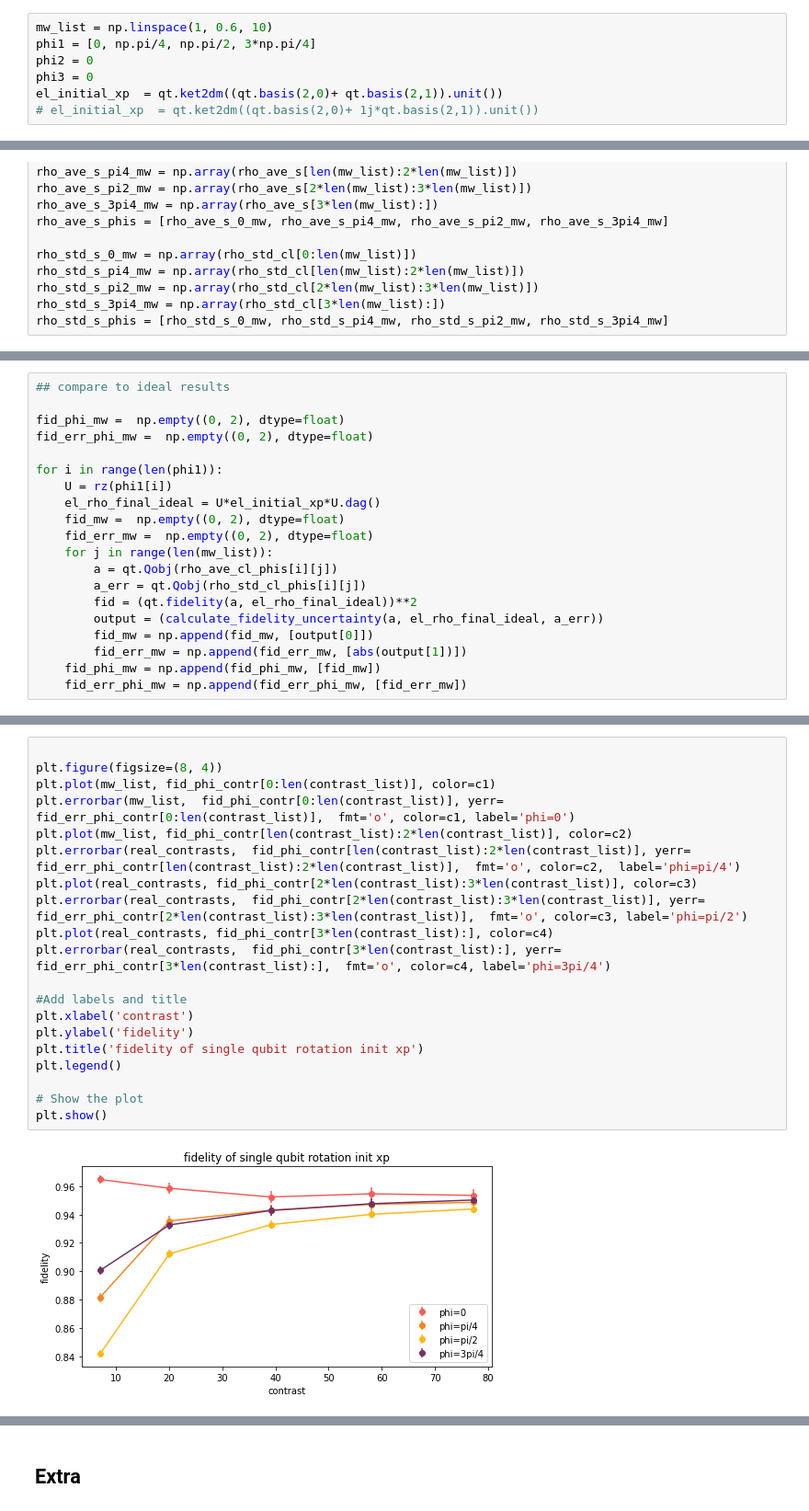
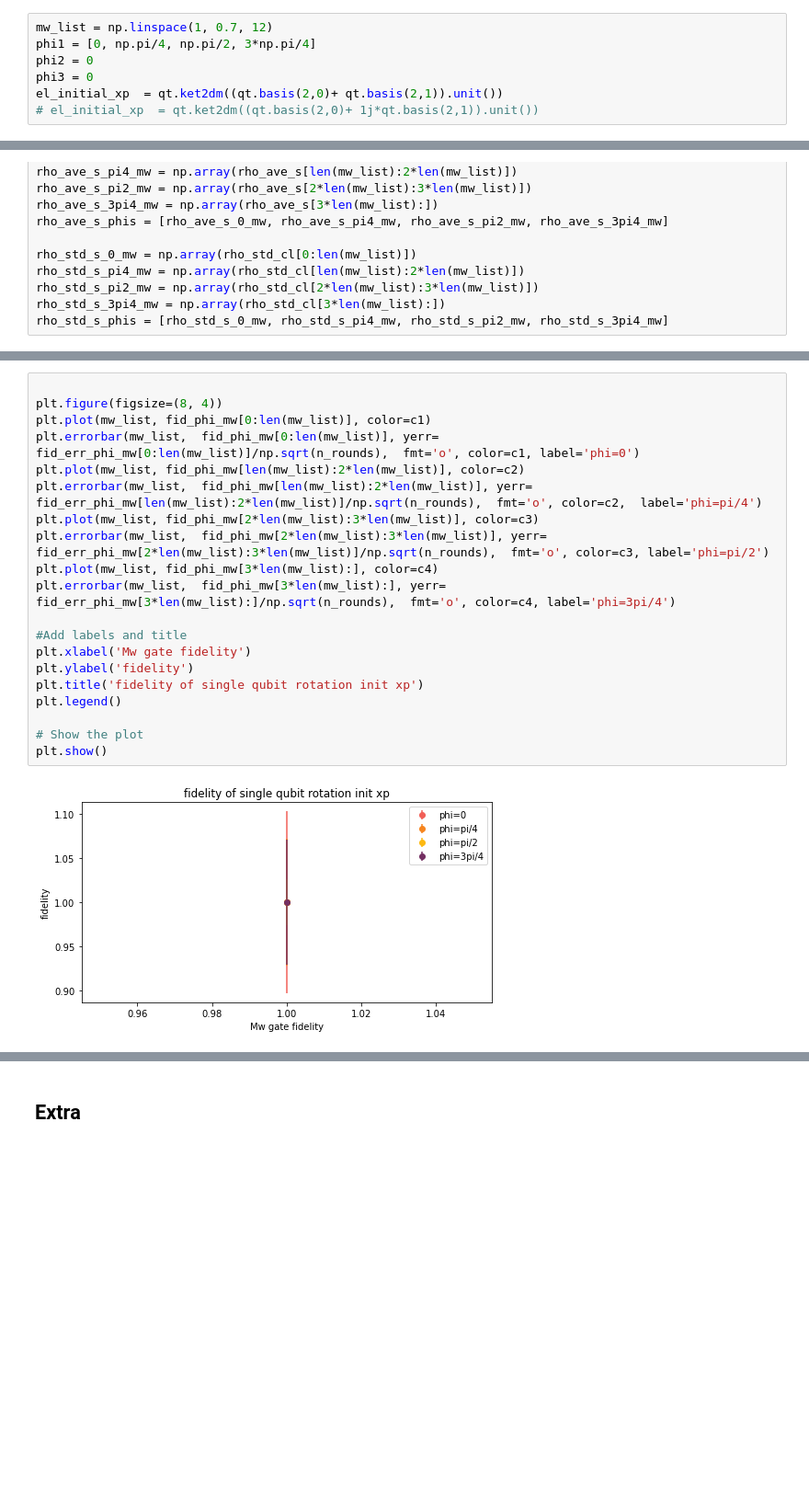
Before and after one commit to lukingroup/simnet, a Jupyter notebook: Notebooks/Blind_SingleNode.ipynb, the cells around one changed output, grey strips where cells are left out. Shown: that part at 92% size. Saved outputs shown, nothing was run; the diff lists cells and outputs as text; blank space fills up the shorter version.

```diff
--- a/Notebooks/Blind_SingleNode.ipynb
+++ b/Notebooks/Blind_SingleNode.ipynb
@@ -1477,5 +1463,5 @@ set_mw_fidelities(fid = 'real', noise = 0, fidel_val =fidel_val1)
 # %%
-mw_list = np.linspace(1, 0.6, 10)
+mw_list = np.linspace(1, 0.7, 12)
 phi1 = [0, np.pi/4, np.pi/2, 3*np.pi/4]
 phi2 = 0
 phi3 = 0
@@ -1663,20 +1980,0 @@ rho_std_s_phis = [rho_std_s_0_mw, rho_std_s_pi4_mw, rho_std_s_pi2_mw, rho_std_s_
-# %%
-## compare to ideal results
-
-fid_phi_mw =  np.empty((0, 2), dtype=float)
-fid_err_phi_mw =  np.empty((0, 2), dtype=float)
-
-for i in range(len(phi1)):
-    U = rz(phi1[i])
-    el_rho_final_ideal = U*el_initial_xp*U.dag()
-    fid_mw =  np.empty((0, 2), dtype=float)
-    fid_err_mw =  np.empty((0, 2), dtype=float)
-    for j in range(len(mw_list)):
-        a = qt.Qobj(rho_ave_cl_phis[i][j])
-        a_err = qt.Qobj(rho_std_cl_phis[i][j])
-        fid = (qt.fidelity(a, el_rho_final_ideal))**2
-        output = (calculate_fidelity_uncertainty(a, el_rho_final_ideal, a_err))
-        fid_mw = np.append(fid_mw, [output[0]])
-        fid_err_mw = np.append(fid_err_mw, [abs(output[1])])
-    fid_phi_mw = np.append(fid_phi_mw, [fid_mw])
-    fid_err_phi_mw = np.append(fid_err_phi_mw, [fid_err_mw])
@@ -1683,22 +2003,22 @@ for i in range(len(phi1)):
 # %%
 
 plt.figure(figsize=(8, 4))
-plt.plot(mw_list, fid_phi_contr[0:len(contrast_list)], color=c1)
-plt.errorbar(mw_list,  fid_phi_contr[0:len(contrast_list)], yerr= fid_err_phi_contr[0:len(contrast_list)],  fmt='o', color=c1, label='phi=0')
-plt.plot(mw_list, fid_phi_contr[len(contrast_list):2*len(contrast_list)], color=c2)
-plt.errorbar(real_contrasts,  fid_phi_contr[len(contrast_list):2*len(contrast_list)], yerr= fid_err_phi_contr[len(contrast_list):2*len(contrast_list)],  fmt='o', color=c2,  label='phi=pi/4')
-plt.plot(real_contrasts, fid_phi_contr[2*len(contrast_list):3*len(contrast_list)], color=c3)
-plt.errorbar(real_contrasts,  fid_phi_contr[2*len(contrast_list):3*len(contrast_list)], yerr= fid_err_phi_contr[2*len(contrast_list):3*len(contrast_list)],  fmt='o', color=c3, label='phi=pi/2')
-plt.plot(real_contrasts, fid_phi_contr[3*len(contrast_list):], color=c4)
-plt.errorbar(real_contrasts,  fid_phi_contr[3*len(contrast_list):], yerr= fid_err_phi_contr[3*len(contrast_list):],  fmt='o', color=c4, label='phi=3pi/4')
+plt.plot(mw_list, fid_phi_mw[0:len(mw_list)], color=c1)
+plt.errorbar(mw_list,  fid_phi_mw[0:len(mw_list)], yerr= fid_err_phi_mw[0:len(mw_list)]/np.sqrt(n_rounds),  fmt='o', color=c1, label='phi=0')
+plt.plot(mw_list, fid_phi_mw[len(mw_list):2*len(mw_list)], color=c2)
+plt.errorbar(mw_list,  fid_phi_mw[len(mw_list):2*len(mw_list)], yerr= fid_err_phi_mw[len(mw_list):2*len(mw_list)]/np.sqrt(n_rounds),  fmt='o', color=c2,  label='phi=pi/4')
+plt.plot(mw_list, fid_phi_mw[2*len(mw_list):3*len(mw_list)], color=c3)
+plt.errorbar(mw_list,  fid_phi_mw[2*len(mw_list):3*len(mw_list)], yerr= fid_err_phi_mw[2*len(mw_list):3*len(mw_list)]/np.sqrt(n_rounds),  fmt='o', color=c3, label='phi=pi/2')
+plt.plot(mw_list, fid_phi_mw[3*len(mw_list):], color=c4)
+plt.errorbar(mw_list,  fid_phi_mw[3*len(mw_list):], yerr= fid_err_phi_mw[3*len(mw_list):]/np.sqrt(n_rounds),  fmt='o', color=c4, label='phi=3pi/4')
 
 #Add labels and title
-plt.xlabel('contrast')
+plt.xlabel('Mw gate fidelity')
 plt.ylabel('fidelity')
 plt.title('fidelity of single qubit rotation init xp')
 plt.legend()
 
 # Show the plot
 plt.show()
 # %% [output]
-[figure, old version]
+[figure, new version]
```
Also changed, not shown: parts of 42 cells of this notebook, 17 other files.
